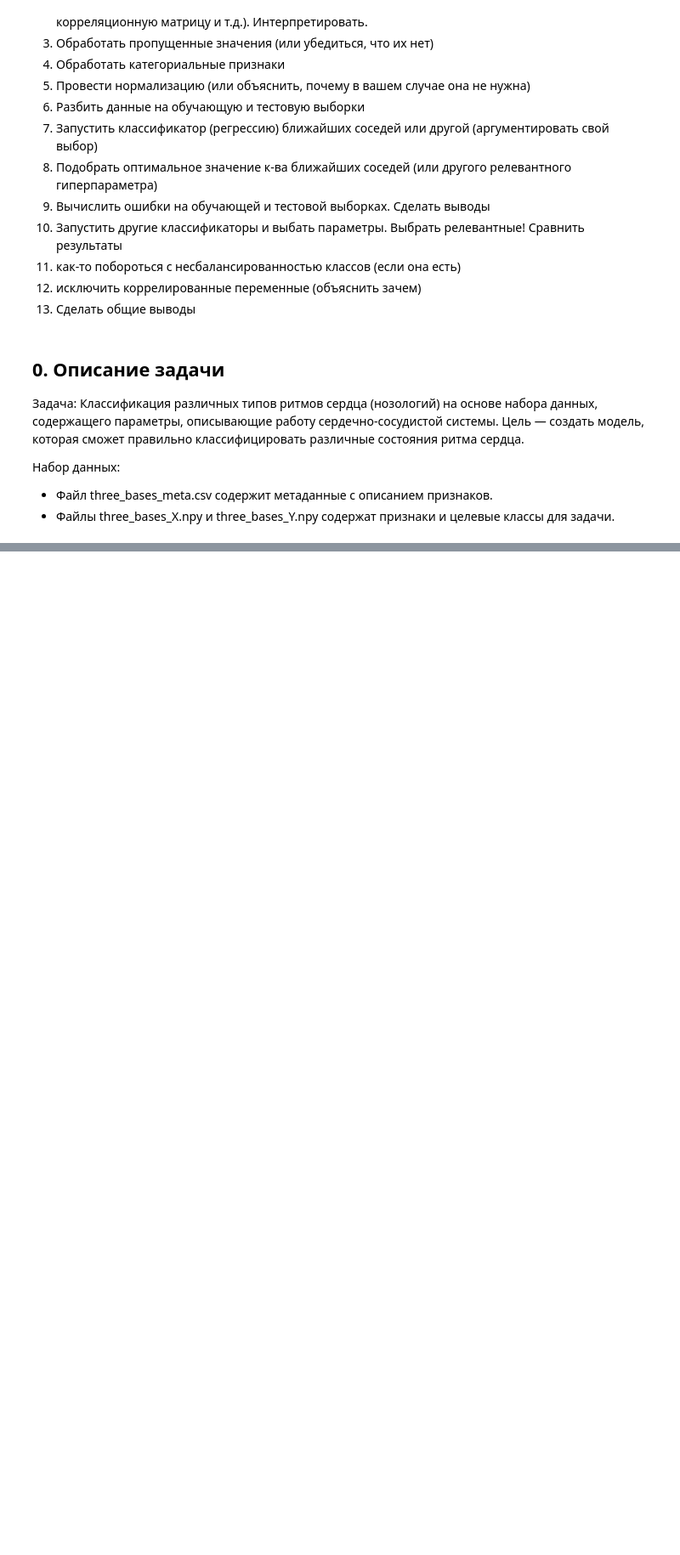
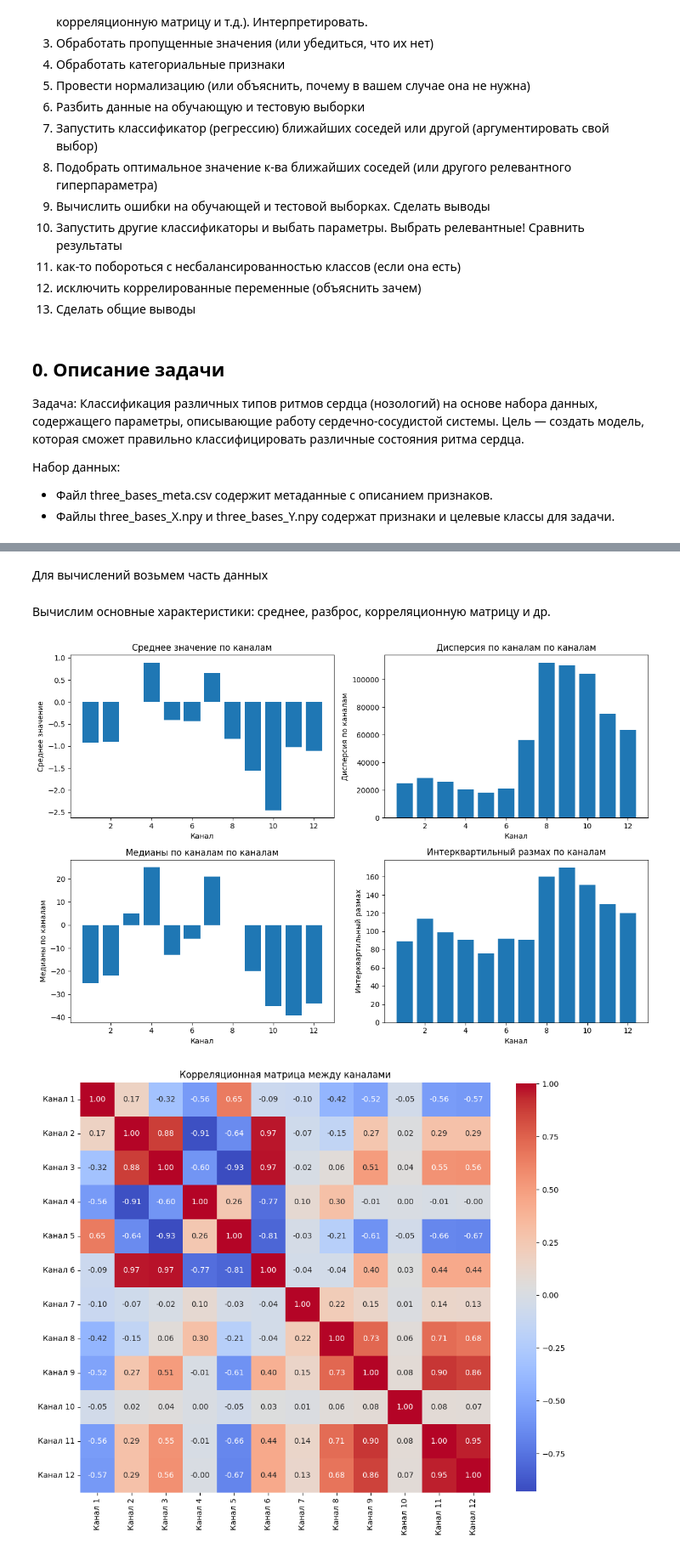
Before and after one commit to danielbulgakov/ml, a Jupyter notebook: lectures/hw_5.ipynb, the cells around one changed output, grey strips where cells are left out. Shown at 85% size. Drawn from its saved outputs; the diff is of its cells as text; code cells hidden in the pictures; blank space fills up the shorter version.

```diff
--- a/lectures/hw_5.ipynb
+++ b/lectures/hw_5.ipynb
@@ -30,0 +204,51 @@
+# %% [markdown]
+Для вычислений возьмем часть данных
+# %%
+# Для анализа возьмем только часть данных
+start=0
+end=10000
+X = X[start:end]
+y = y[start:end]
+meta = meta[start:end]
+# %% [markdown]
+Вычислим основные характеристики: среднее, разброс, корреляционную матрицу и др.
+# %%
+import seaborn as sns
+
+# axis=(0, 2), т.к. берем среднее вдоль оси временных меток и приводим к двумерному массиву
+# Рассчёт среднего и разброса по каждому каналу
+mean_values = X.mean(axis=(0, 2))
+variance_values = X.var(axis=(0, 2))
+# Медиана и интерквартильный размах по каналам
+median_values = np.median(X, axis=(0, 2))
+iqr_values = np.percentile(X, 75, axis=(0, 2)) - np.percentile(X, 25, axis=(0, 2))
+
+def subplot_helper(index, values, name):
+    plt.subplot(2, 2, index)
+    plt.bar(range(1, 13), values)
+    plt.xlabel('Канал')
+    plt.ylabel(f'{name}')
+    plt.title(f'{name} по каналам')
+
+# Визуализация среднего и разброса
+plt.figure(figsize=(12, 8))
+subplot_helper(1, mean_values,      "Среднее значение")
+subplot_helper(2, variance_values,  "Дисперсия по каналам")
+subplot_helper(3, median_values,    "Медианы по каналам")
+subplot_helper(4, iqr_values,       "Интерквартильный размах")
+plt.tight_layout()
+plt.show()
+
+# Корреляционная матрица
+X_mean_per_channel = X.mean(axis=2)
+X_mean_df = pd.DataFrame(X_mean_per_channel, columns=[f"Канал {i+1}" for i in range(X.shape[1])])
+correlation_matrix = X_mean_df.corr()
+
+# Визуализация корреляционной матрицы
+plt.figure(figsize=(12, 12))
+sns.heatmap(correlation_matrix, annot=True, fmt=".2f", cmap="coolwarm", square=True, cbar_kws={"shrink": .8})
+plt.title("Корреляционная матрица между каналами")
+plt.show()
+# %% [output]
+[figure, added]
+[figure, added]
```
Also changed, not shown: parts of 40 cells of this notebook, 1 other file.
